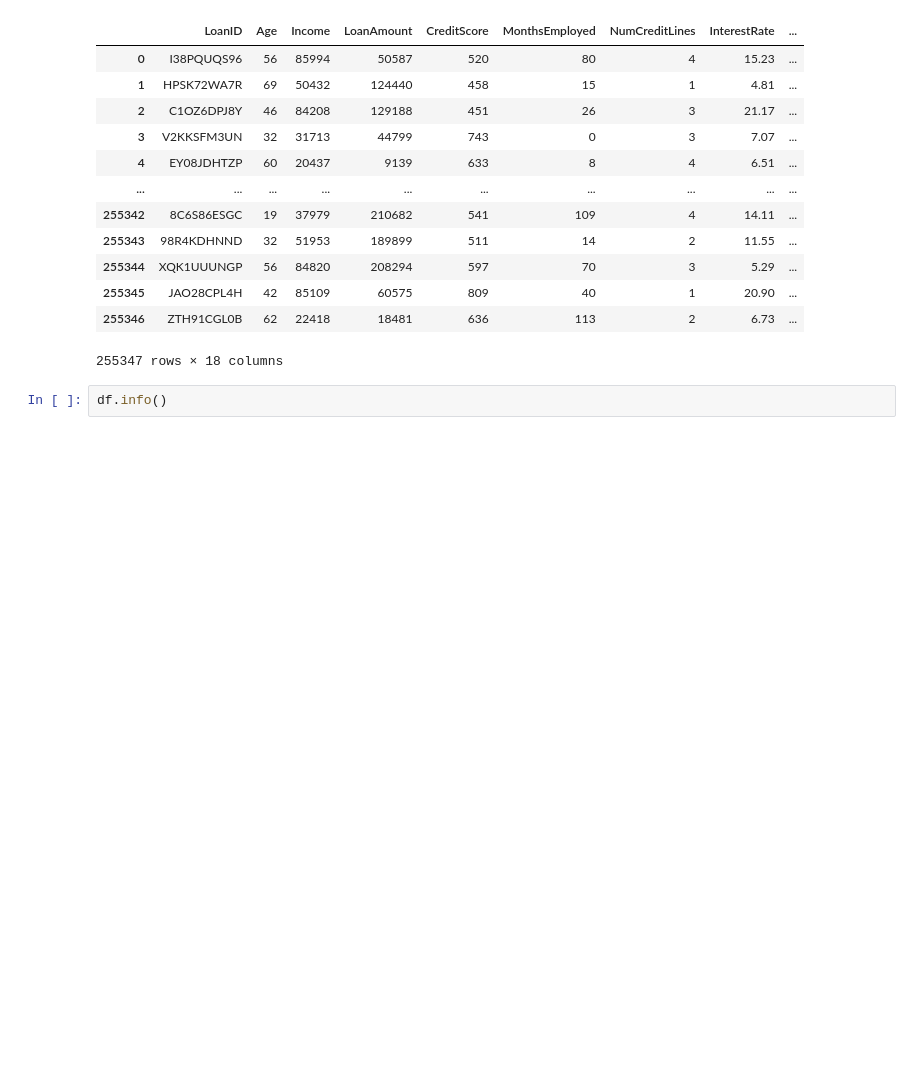
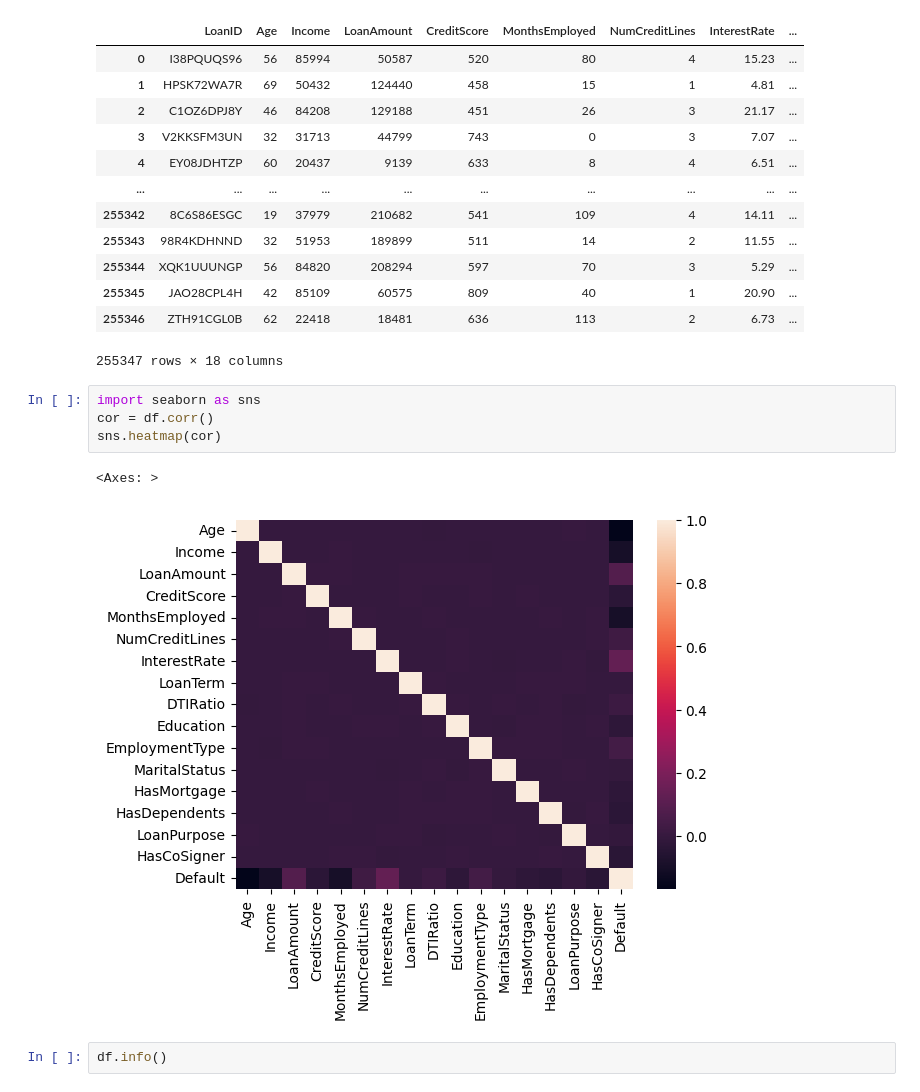
Before and after one commit to mairemortis2106/my_interestwithML, a Jupyter notebook: xgboost.ipynb, the cells around one changed output. Saved outputs shown, nothing was run; the diff lists cells and outputs as text; blank space fills up the shorter version.

```diff
--- a/xgboost.ipynb
+++ b/xgboost.ipynb
@@ -19,6 +19,13 @@ df
 | 255345 | JAO28CPL4H | 42 | 85109 | 60575 | 809 | 40 | 1 | 20.90 | ... |
 | 255346 | ZTH91CGL0B | 62 | 22418 | 18481 | 636 | 113 | 2 | 6.73 | ... |
 255347 rows × 18 columns
+# %%
+import seaborn as sns
+cor = df.corr()
+sns.heatmap(cor)
+# %% [output]
+<Axes: >
+[figure, added]
 # %%
 df.info()
 # %% [output]
```
